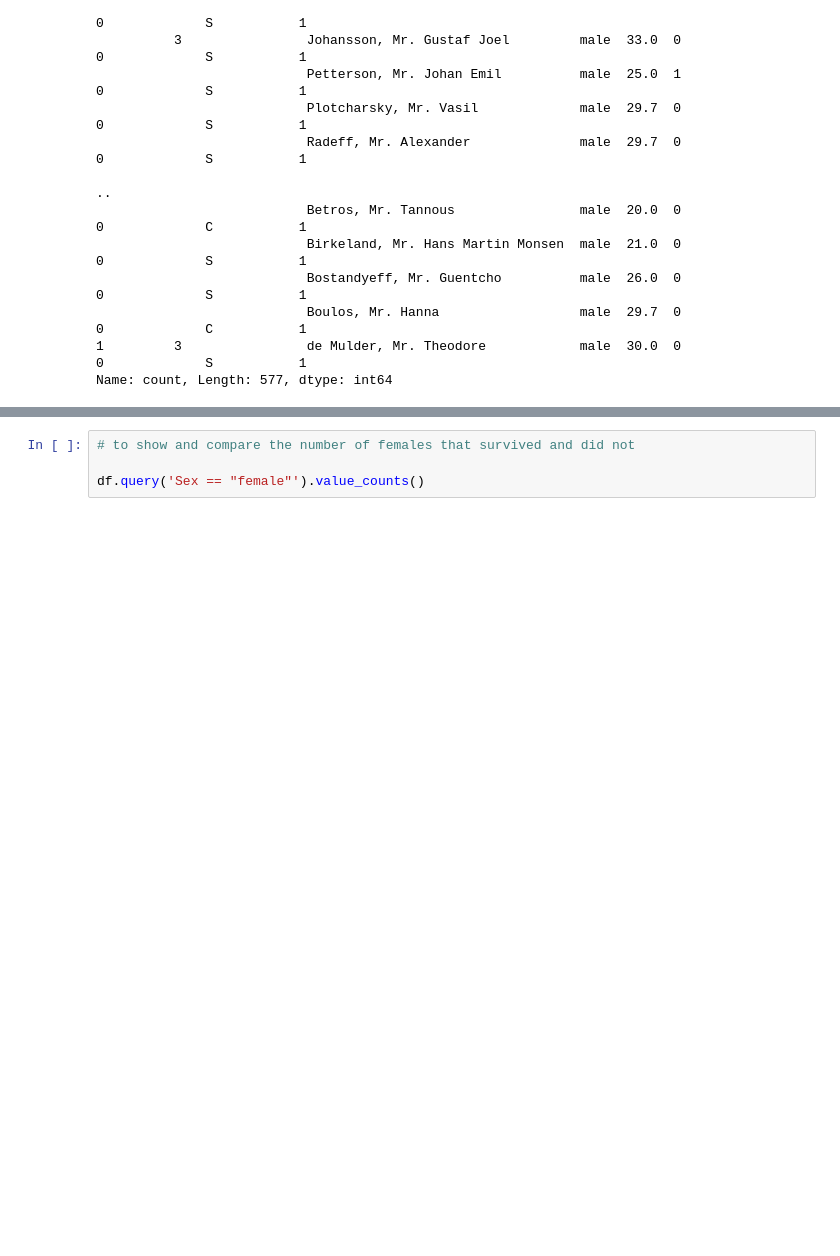
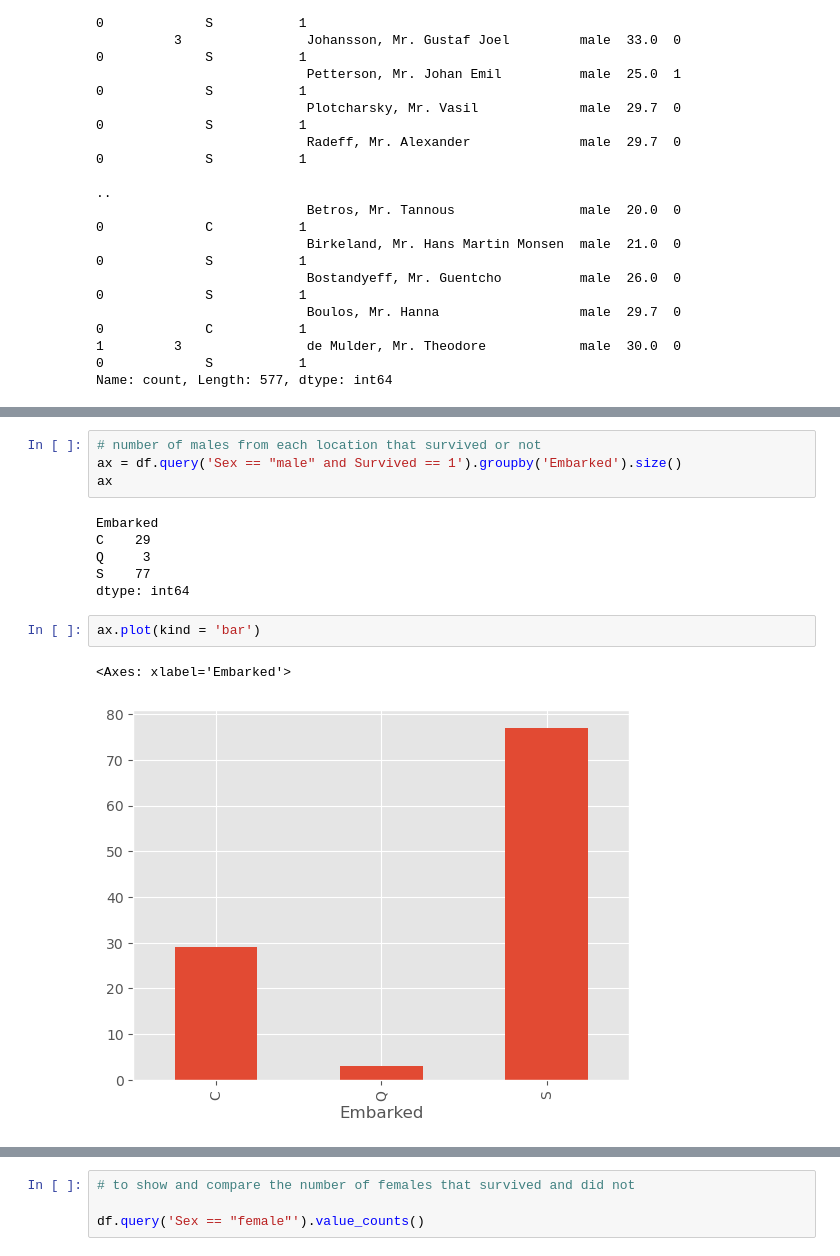
Before and after one commit to alexanderchosen/eda_with_python, a Jupyter notebook: Titanic_dataset_eda/titanic.ipynb, the cells around one changed output, grey strips where cells are left out. Cells and saved outputs as stored; diff of their text form; blank space fills up the shorter version.

```diff
--- a/Titanic_dataset_eda/titanic.ipynb
+++ b/Titanic_dataset_eda/titanic.ipynb
@@ -415,0 +424,15 @@ plt.show()
+# %%
+# number of males from each location that survived or not
+ax = df.query('Sex == "male" and Survived == 1').groupby('Embarked').size()
+ax
+# %% [output]
+Embarked
+C    29
+Q     3
+S    77
+dtype: int64
+# %%
+ax.plot(kind = 'bar')
+# %% [output]
+<Axes: xlabel='Embarked'>
+[figure, added]
```
Also changed, not shown: parts of 9 cells of this notebook.
